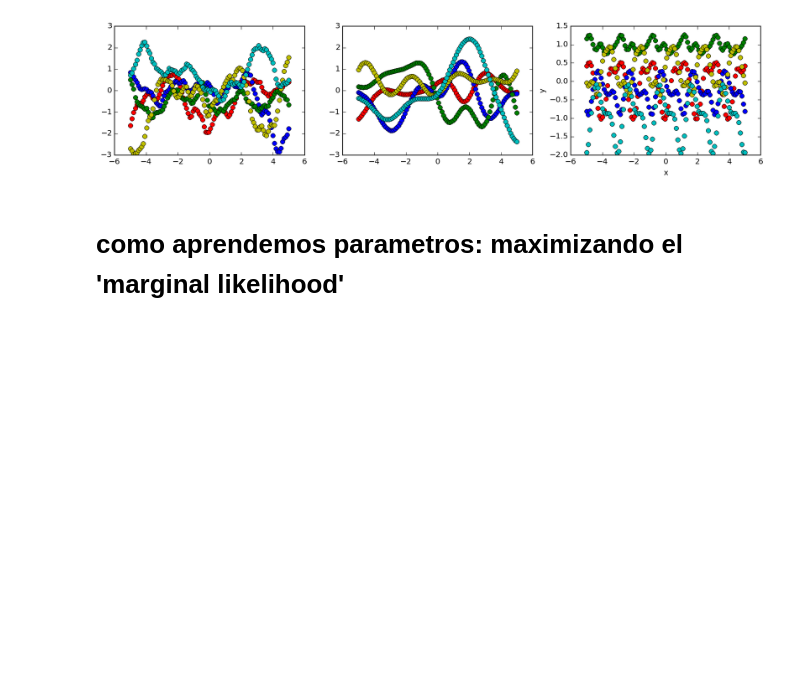
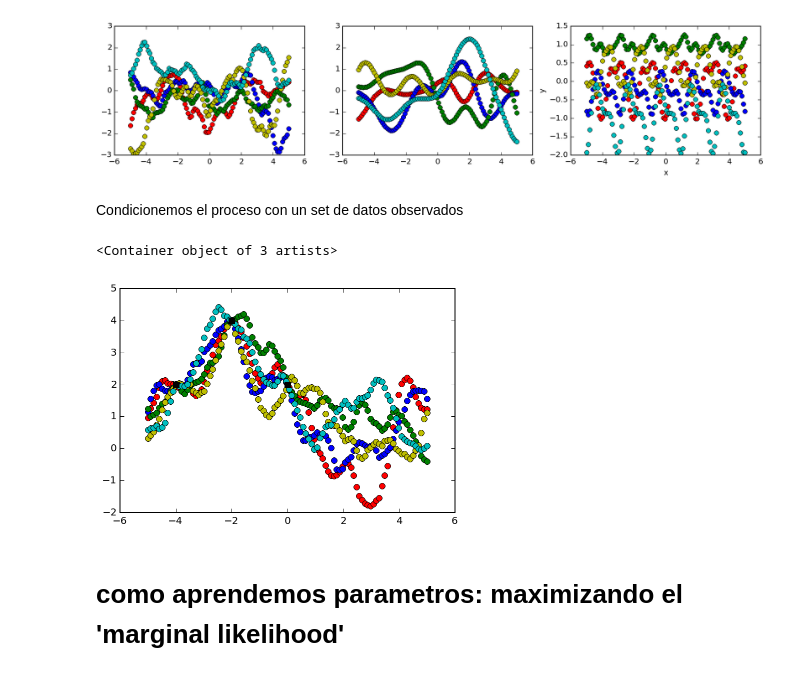
Before and after one commit to andres-jordan/asp5048, a Jupyter notebook: GaussianProcesses.ipynb, the cells around one changed output. Drawn from its saved outputs; the diff is of its cells as text; code cells hidden in the pictures; blank space fills up the shorter version.

```diff
--- a/GaussianProcesses.ipynb
+++ b/GaussianProcesses.ipynb
@@ -38,6 +38,20 @@ for i in range(5):
     ax[2].plot(test_x,tmp,colors[i])
 # %% [output]
 [figure]
+# %% [markdown]
+Condicionemos el proceso con un set de datos observados
+# %%
+test_t = np.array([-4,-2,0])
+test_yerr = 0.001
+test_y = np.array([2,4,2])
+gp_matern32.compute(test_t,test_yerr)
+for i in range(5):
+    tmp = gp_matern32.sample_conditional(test_y,test_x)
+    pl.plot(test_x,tmp,colors[i])
+pl.errorbar(test_t,test_y,yerr=test_yerr,fmt='ks')
+# %% [output]
+<Container object of 3 artists>
+[figure, added]
 # %% [markdown]
 # como aprendemos parametros: maximizando el 'marginal likelihood'
 # %%
```
